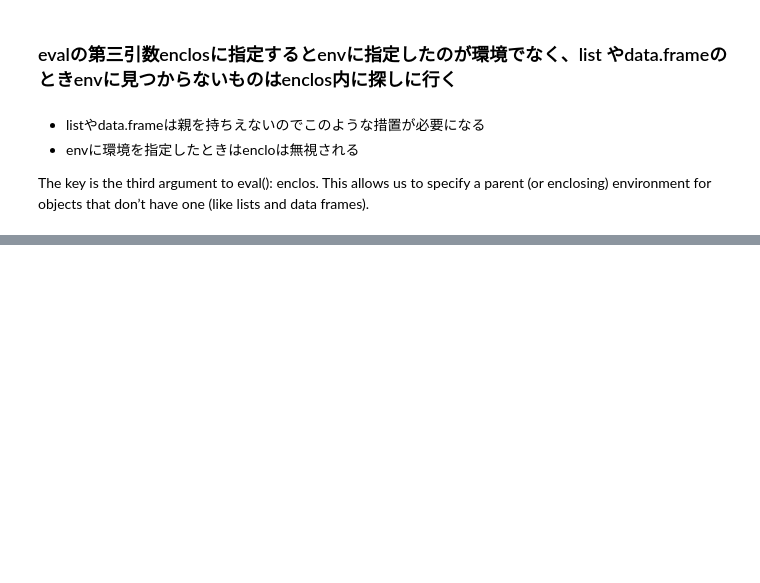
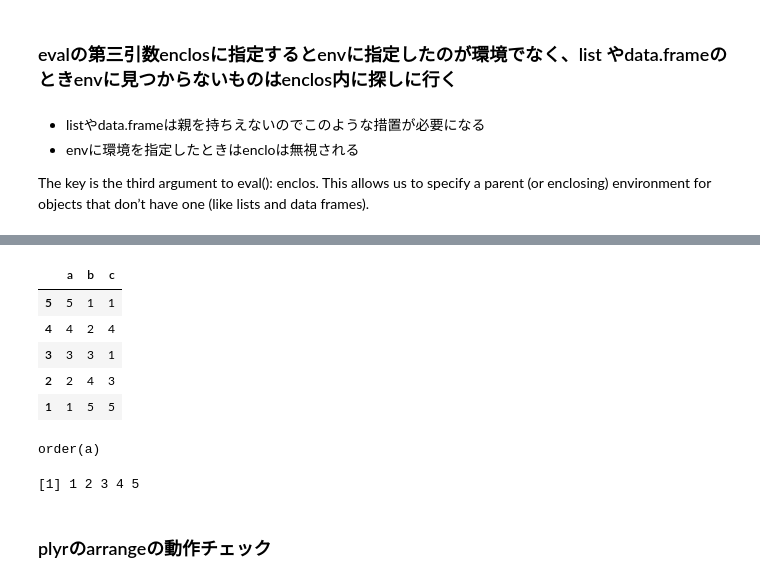
Before and after one commit to unagiinu2k/R_sandbox, a Jupyter notebook: advanced_r_nse.ipynb, the cells around one changed output, grey strips where cells are left out. Drawn from its saved outputs; the diff is of its cells as text; code cells hidden in the pictures; blank space fills up the shorter version.

```diff
--- a/advanced_r_nse.ipynb
+++ b/advanced_r_nse.ipynb
@@ -287,8 +287,8 @@ The key is the third argument to eval(): enclos. This allows us to specify a par
 # %%
 ?eval
 # %%
-my_subset2 <- function(x, condition) {
+my_subset2a <- function(x, condition) {
   condition_call <- substitute(condition)
-  r <- eval(condition_call, x)
+  r <- eval(condition_call, x , parent.frame())
   x[r & is.finite(r) ,  , drop = F]
 }
@@ -294,0 +332,15 @@ my_subset2 <- function(x, condition) {
+# %%
+my_arrange <- function(x, argument) {
+  quoted_argument <- substitute(argument)
+  r <- order(eval(quoted_argument, x , parent.frame()))
+  x[r  ,  , drop = F]
+}
+# %%
+my_arrange(sample_df , b)
+# %% [output]
+|  | a | b | c |
+| 5 | 5 | 1 | 1 |
+| 4 | 4 | 2 | 4 |
+| 3 | 3 | 3 | 1 |
+| 2 | 2 | 4 | 3 |
+| 1 | 1 | 5 | 5 |
@@ -294,0 +351,4 @@ my_subset2 <- function(x, condition) {
+# %%
+my_arrange2(sample_df , a)
+# %% [output]
+order(a)
@@ -294,0 +359,6 @@ my_subset2 <- function(x, condition) {
+# %%
+my_arrange3(sample_df , a)
+# %% [output]
+[1] 1 2 3 4 5
+# %% [markdown]
+### plyrのarrangeの動作チェック
```
Also changed, not shown: parts of 32 cells of this notebook.
